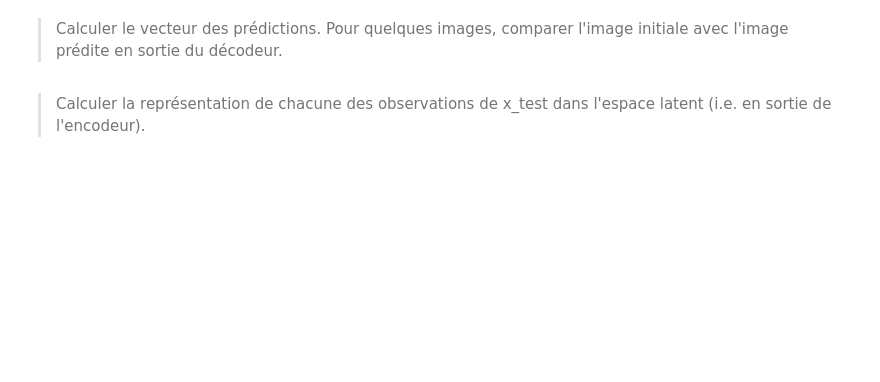
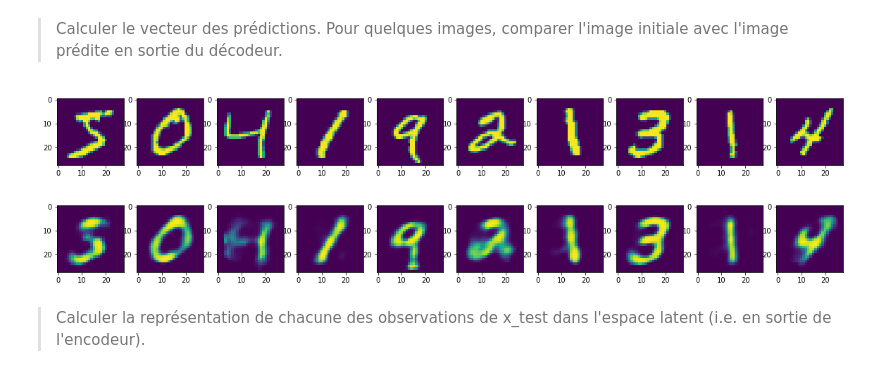
Before and after one commit to chloe-caville/APST2_Projet, a Jupyter notebook: Sarra_Works/Autoencoder_MNIST.ipynb, the cells around one changed output. Drawn from its saved outputs; the diff is of its cells as text; code cells hidden in the pictures; blank space fills up the shorter version.

```diff
--- a/Sarra_Works/Autoencoder_MNIST.ipynb
+++ b/Sarra_Works/Autoencoder_MNIST.ipynb
@@ -27,7 +38,7 @@ for i in range(n):
 # %% [markdown]
 > Transformer chaque observation en un vecteur de taille 784.
 # %%
-x_train =  ### TO DO ###
-x_test =  ### TO DO ###
+x_train =  np.ndarray.flatten(x_train).reshape(60000,784)
+x_test =  np.ndarray.flatten(x_test).reshape(10000,784)
 print(x_train.shape)
 print(x_test.shape)
@@ -54,3 +105,22 @@ Comme on observe sur chaque pixel une quantité numérique entre $[0,1]$, il est
+# %%
+### TO DO ###
+n = 10
+x_train1 =  np.ndarray.flatten(x_train).reshape(60000,28,28)
+plt.figure(figsize=(20, 4))
+for i in range(n):
+    plt.subplot(2, n, i + 1)
+    plt.imshow(x_train1[i])
+# %% [output]
+[figure, added]
+# %%
+n = 10
+plt.figure(figsize=(20, 4))
+x_pred1 =  np.ndarray.flatten(x_pred).reshape(60000,28,28)
+for i in range(n):
+    plt.subplot(2, n, i + 1)
+    plt.imshow(x_pred1[i])
+# %% [output]
+[figure, added]
 # %% [markdown]
 > Calculer la représentation de chacune des observations de x_test dans l'espace latent (i.e. en sortie de l'encodeur).
 # %%
```
Also changed, not shown: parts of 12 cells of this notebook.
